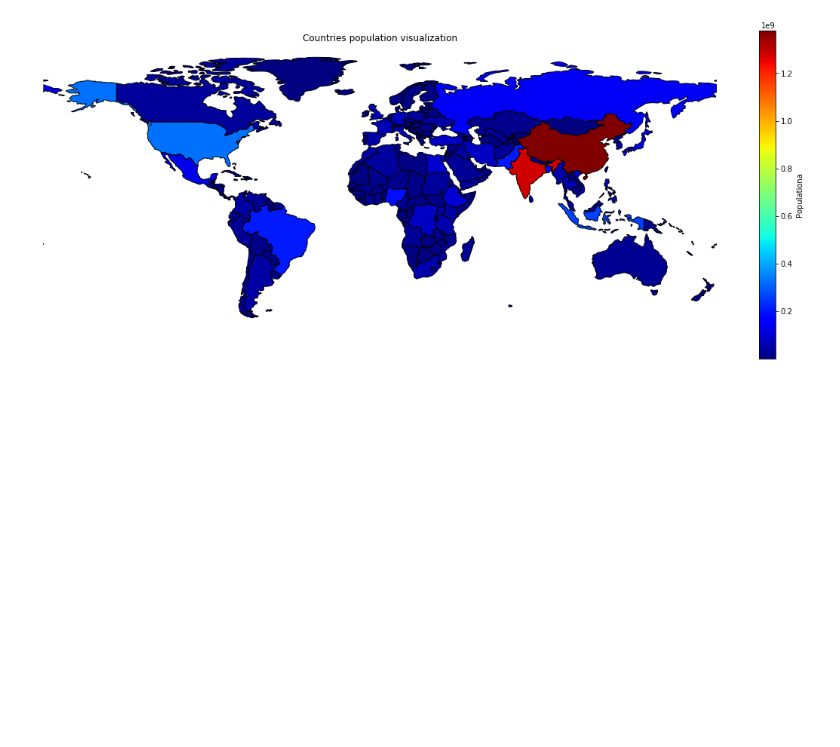
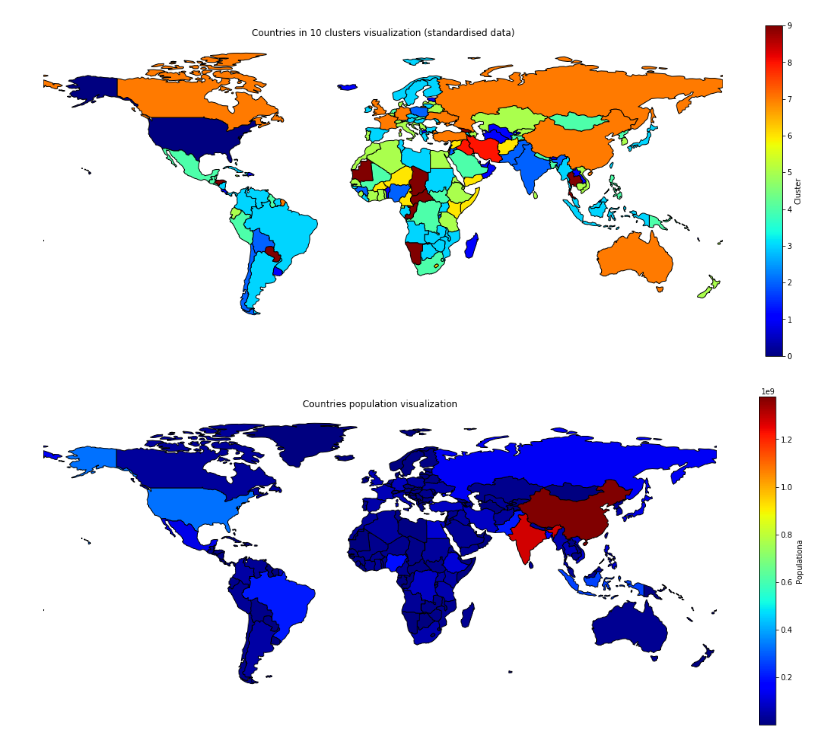
Before and after one commit to mijapa/GDELT, a Jupyter notebook: Clusters_map.ipynb, the cells around one changed output. Saved outputs shown, nothing was run; the diff lists cells and outputs as text; code cells hidden in the pictures; blank space fills up the shorter version.

```diff
--- a/Clusters_map.ipynb
+++ b/Clusters_map.ipynb
@@ -78 +16,10 @@ g.figure.set_size_inches(20,8)
+# %%
+g = geoplot.choropleth(
+    merged_std, hue=merged_std.cluster, figsize=(8, 4), legend=True, cmap='jet',
+    legend_kwargs={'label': "Cluster"}
+)
+g.set_title("Countries in 10 clusters visualization (standardised data)")
+g.figure.set_size_inches(20,8)
+# %% [output]
+[figure, added]
 # %%
```
Also changed, not shown: parts of 9 cells of this notebook, 1 other file.
